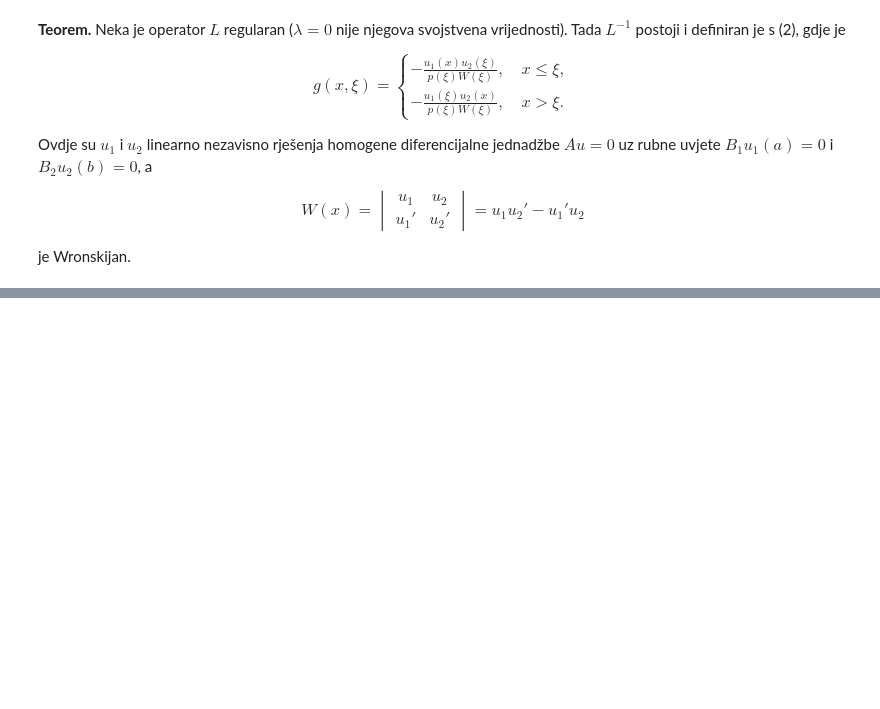
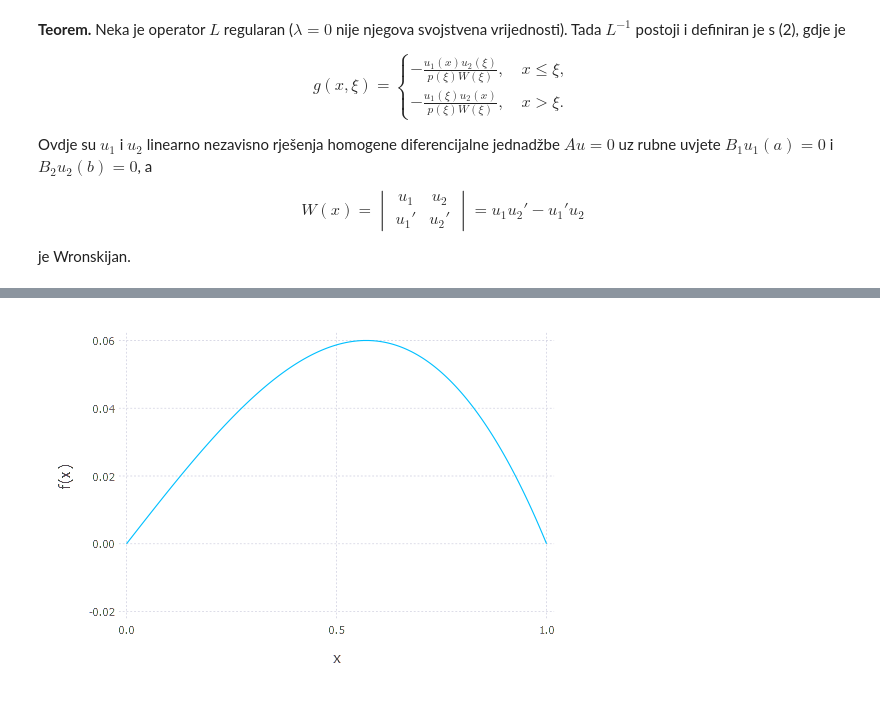
Before and after one commit to ivanslapnicar/Matematika-posebna_poglavlja, a Jupyter notebook: src/MPP06_Greenova_funkcija.ipynb, the cells around one changed output, grey strips where cells are left out. Saved outputs shown, nothing was run; the diff lists cells and outputs as text; code cells hidden in the pictures; blank space fills up the shorter version.

```diff
--- a/src/MPP06_Greenova_funkcija.ipynb
+++ b/src/MPP06_Greenova_funkcija.ipynb
@@ -154,3 +204,8 @@ u(1)&=1\cdot \int_0^1 (1-\xi)\,f(\xi)\, d\xi+\int_0^1 (\xi-1)\,f(\xi)\,d\xi=0.
+# %%
+# Ovaj simbolički račun traje duže
+plot(ug,0,1)
+# %% [output]
+[figure, added]
 # %% [markdown]
 __Primjer.__ Riješimo problem rubnih vrijednosti
 
```
Also changed, not shown: parts of 27 cells of this notebook.
